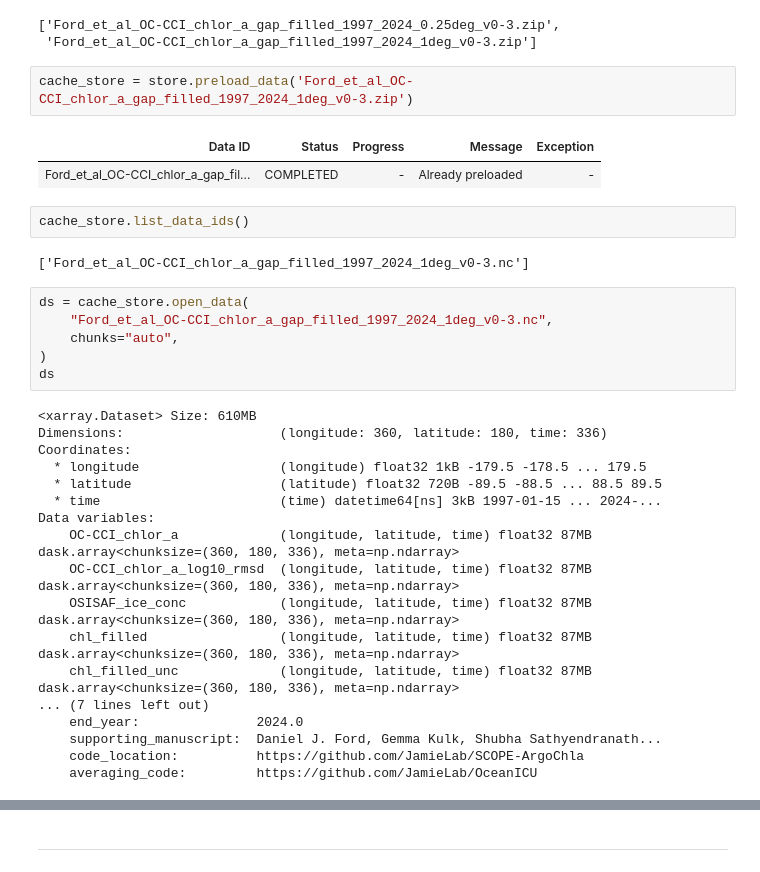
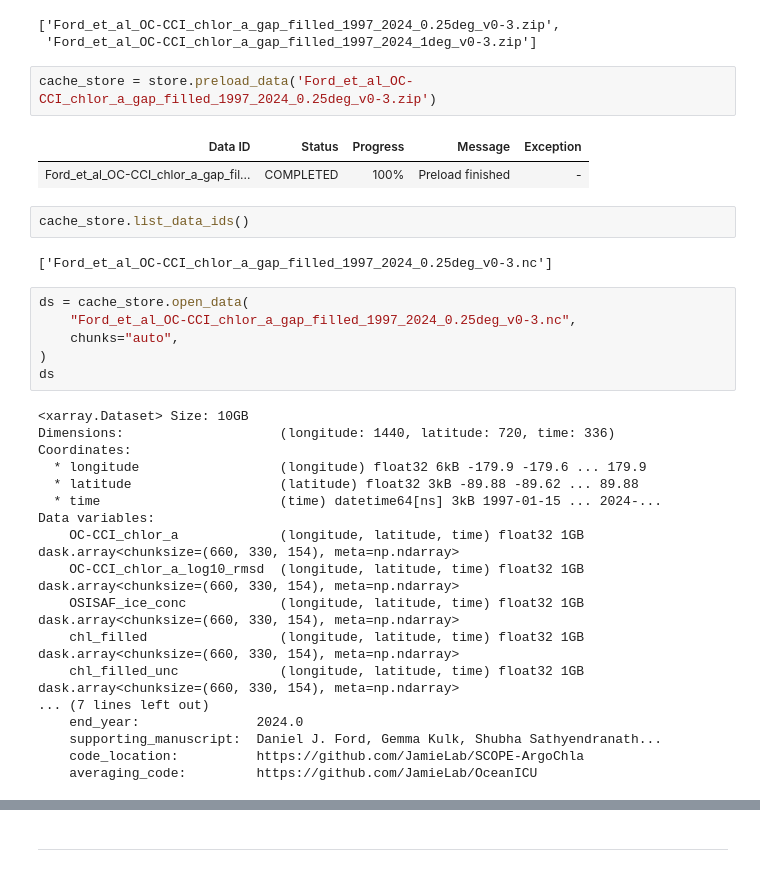
Before and after one commit to xcube-dev/geo_aquawatch_webinar, a Jupyter notebook: dataset_exploration/checkout_zenodo.ipynb, the cells around one changed output, grey strips where cells are left out. Cells and saved outputs as stored; diff of their text form.

Commit message:
add data access noteboks

```diff
--- a/dataset_exploration/checkout_zenodo.ipynb
+++ b/dataset_exploration/checkout_zenodo.ipynb
@@ -14,33 +14,33 @@ store.list_data_ids()
 ['Ford_et_al_OC-CCI_chlor_a_gap_filled_1997_2024_0.25deg_v0-3.zip',
  'Ford_et_al_OC-CCI_chlor_a_gap_filled_1997_2024_1deg_v0-3.zip']
 # %%
-cache_store = store.preload_data('Ford_et_al_OC-CCI_chlor_a_gap_filled_1997_2024_1deg_v0-3.zip')
+cache_store = store.preload_data('Ford_et_al_OC-CCI_chlor_a_gap_filled_1997_2024_0.25deg_v0-3.zip')
 # %% [output]
 | Data ID | Status | Progress | Message | Exception |
-| Ford_et_al_OC-CCI_chlor_a_gap_fil... | COMPLETED | - | Already preloaded | - |
+| Ford_et_al_OC-CCI_chlor_a_gap_fil... | COMPLETED | 100% | Preload finished | - |
 # %%
 cache_store.list_data_ids()
 # %% [output]
-['Ford_et_al_OC-CCI_chlor_a_gap_filled_1997_2024_1deg_v0-3.nc']
+['Ford_et_al_OC-CCI_chlor_a_gap_filled_1997_2024_0.25deg_v0-3.nc']
 # %%
 ds = cache_store.open_data(
-    "Ford_et_al_OC-CCI_chlor_a_gap_filled_1997_2024_1deg_v0-3.nc",
+    "Ford_et_al_OC-CCI_chlor_a_gap_filled_1997_2024_0.25deg_v0-3.nc",
     chunks="auto",
 )
 ds
 # %% [output]
-<xarray.Dataset> Size: 610MB
-Dimensions:                    (longitude: 360, latitude: 180, time: 336)
+<xarray.Dataset> Size: 10GB
+Dimensions:                    (longitude: 1440, latitude: 720, time: 336)
 Coordinates:
-  * longitude                  (longitude) float32 1kB -179.5 -178.5 ... 179.5
-  * latitude                   (latitude) float32 720B -89.5 -88.5 ... 88.5 89.5
+  * longitude                  (longitude) float32 6kB -179.9 -179.6 ... 179.9
+  * latitude                   (latitude) float32 3kB -89.88 -89.62 ... 89.88
   * time                       (time) datetime64[ns] 3kB 1997-01-15 ... 2024-...
 Data variables:
-    OC-CCI_chlor_a             (longitude, latitude, time) float32 87MB dask.array<chunksize=(360, 180, 336), meta=np.ndarray>
-    OC-CCI_chlor_a_log10_rmsd  (longitude, latitude, time) float32 87MB dask.array<chunksize=(360, 180, 336), meta=np.ndarray>
-    OSISAF_ice_conc            (longitude, latitude, time) float32 87MB dask.array<chunksize=(360, 180, 336), meta=np.ndarray>
-    chl_filled                 (longitude, latitude, time) float32 87MB dask.array<chunksize=(360, 180, 336), meta=np.ndarray>
-    chl_filled_unc             (longitude, latitude, time) float32 87MB dask.array<chunksize=(360, 180, 336), meta=np.ndarray>
+    OC-CCI_chlor_a             (longitude, latitude, time) float32 1GB dask.array<chunksize=(660, 330, 154), meta=np.ndarray>
+    OC-CCI_chlor_a_log10_rmsd  (longitude, latitude, time) float32 1GB dask.array<chunksize=(660, 330, 154), meta=np.ndarray>
+    OSISAF_ice_conc            (longitude, latitude, time) float32 1GB dask.array<chunksize=(660, 330, 154), meta=np.ndarray>
+    chl_filled                 (longitude, latitude, time) float32 1GB dask.array<chunksize=(660, 330, 154), meta=np.ndarray>
+    chl_filled_unc             (longitude, latitude, time) float32 1GB dask.array<chunksize=(660, 330, 154), meta=np.ndarray>
 ... (7 lines left out)
     end_year:               2024.0
     supporting_manuscript:  Daniel J. Ford, Gemma Kulk, Shubha Sathyendranath...
```
Also changed, not shown: parts of 4 cells of this notebook, 22 other files.
